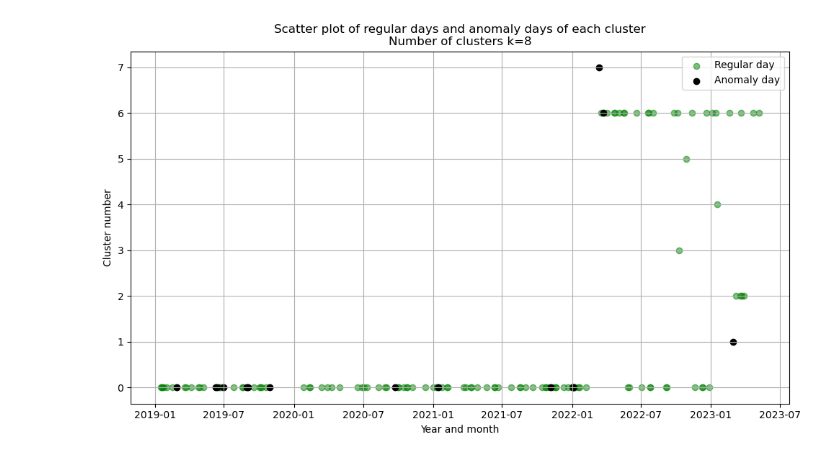
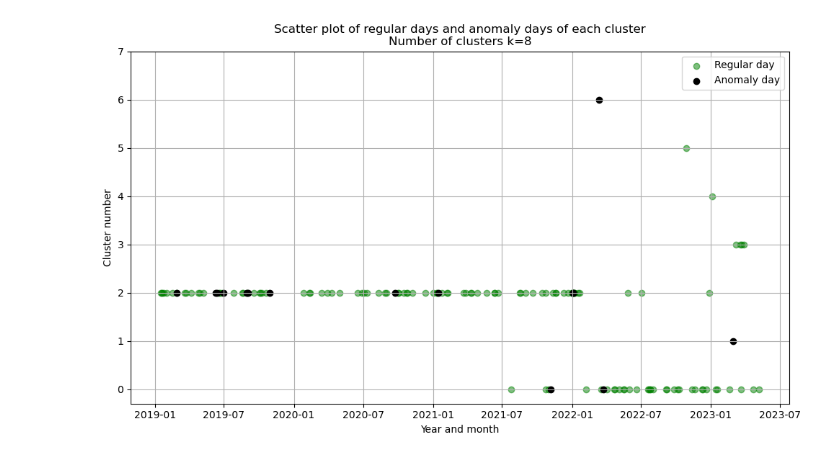
Before and after one commit to kuhaonmaraani/gradu, a Jupyter notebook: clustering.ipynb, the cells around one changed output. Drawn from its saved outputs; the diff is of its cells as text; code cells hidden in the pictures.

```diff
--- a/clustering.ipynb
+++ b/clustering.ipynb
@@ -201,7 +202,7 @@ hairiot = [dt.date(2019, 2, 28),
 
 dates = [dt.datetime.strptime(d, "%Y-%m-%d").date() for d in dates]
 # %%
-kmeans = KMeans(n_clusters=8)
+kmeans = KMeans(n_clusters=7)
 labels = kmeans.fit_predict(heatmaps_imputed)
 
 fig, ax = plt.subplots(figsize=(10, 6))
@@ -209,31 +210,31 @@ fig, ax = plt.subplots(figsize=(10, 6))
 
 anomaly_indices = [i for i, d in enumerate(dates) if d in hairiot]
 regular_indices = [i for i, d in enumerate(dates) if d not in hairiot]
 
 ax.scatter(
     [dates[i] for i in regular_indices],
     [labels[i] for i in regular_indices],
     color='green',
     alpha=0.5,
     label='Regular day'
 )
 
 ax.scatter(
     [dates[i] for i in anomaly_indices],
     [labels[i] for i in anomaly_indices],
     color='black',
     alpha=1.0,
     label='Anomaly day'
 )
 
 
 ax.grid(True)
 ax.legend()
 ax.set_yticks(range(0, 8))
 plt.title('Scatter plot of regular days and anomaly days of each cluster\nNumber of clusters k=8')
 plt.ylabel('Cluster number')
 plt.xlabel('Year and month')
 plt.tight_layout()
 plt.show()
 # %% [output]
-[figure, old version]
+[figure, new version]
```
Also changed, not shown: parts of 8 cells of this notebook, 7 other files.
